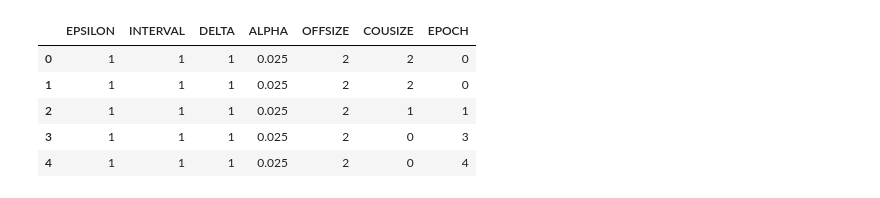
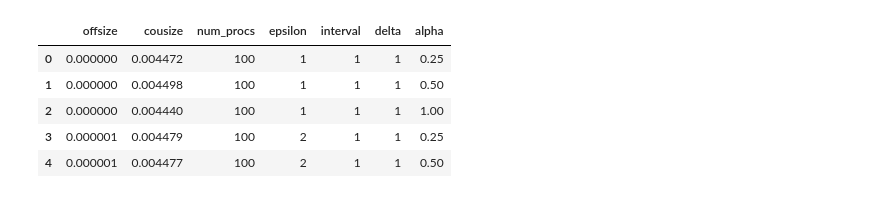
Before and after one commit to shaanzie/replay-clocks, a Jupyter notebook: Notebooks/datagrapher.ipynb, the cells around one changed output. Cells and saved outputs as stored; diff of their text form; code cells hidden in the pictures.

```diff
--- a/Notebooks/datagrapher.ipynb
+++ b/Notebooks/datagrapher.ipynb
@@ -3,12 +3,12 @@ import pandas as pd
 import matplotlib.pyplot as plt
 import numpy as np
 # %%
-df = pd.read_csv('../data/2023-04-20-hvc.csv')
+df = pd.read_csv('../debug/out-2023-05-18.csv')
 df.head()
 # %% [output]
-|  | EPSILON | INTERVAL | DELTA | ALPHA | OFFSIZE | COUSIZE | EPOCH |
-| 0 | 1 | 1 | 1 | 0.025 | 2 | 2 | 0 |
-| 1 | 1 | 1 | 1 | 0.025 | 2 | 2 | 0 |
-| 2 | 1 | 1 | 1 | 0.025 | 2 | 1 | 1 |
-| 3 | 1 | 1 | 1 | 0.025 | 2 | 0 | 3 |
-| 4 | 1 | 1 | 1 | 0.025 | 2 | 0 | 4 |
+|  | offsize | cousize | num_procs | epsilon | interval | delta | alpha |
+| 0 | 0.000000 | 0.004472 | 100 | 1 | 1 | 1 | 0.25 |
+| 1 | 0.000000 | 0.004498 | 100 | 1 | 1 | 1 | 0.50 |
+| 2 | 0.000000 | 0.004440 | 100 | 1 | 1 | 1 | 1.00 |
+| 3 | 0.000001 | 0.004479 | 100 | 2 | 1 | 1 | 0.25 |
+| 4 | 0.000001 | 0.004477 | 100 | 2 | 1 | 1 | 0.50 |
```
Also changed, not shown: parts of 5 cells of this notebook.
